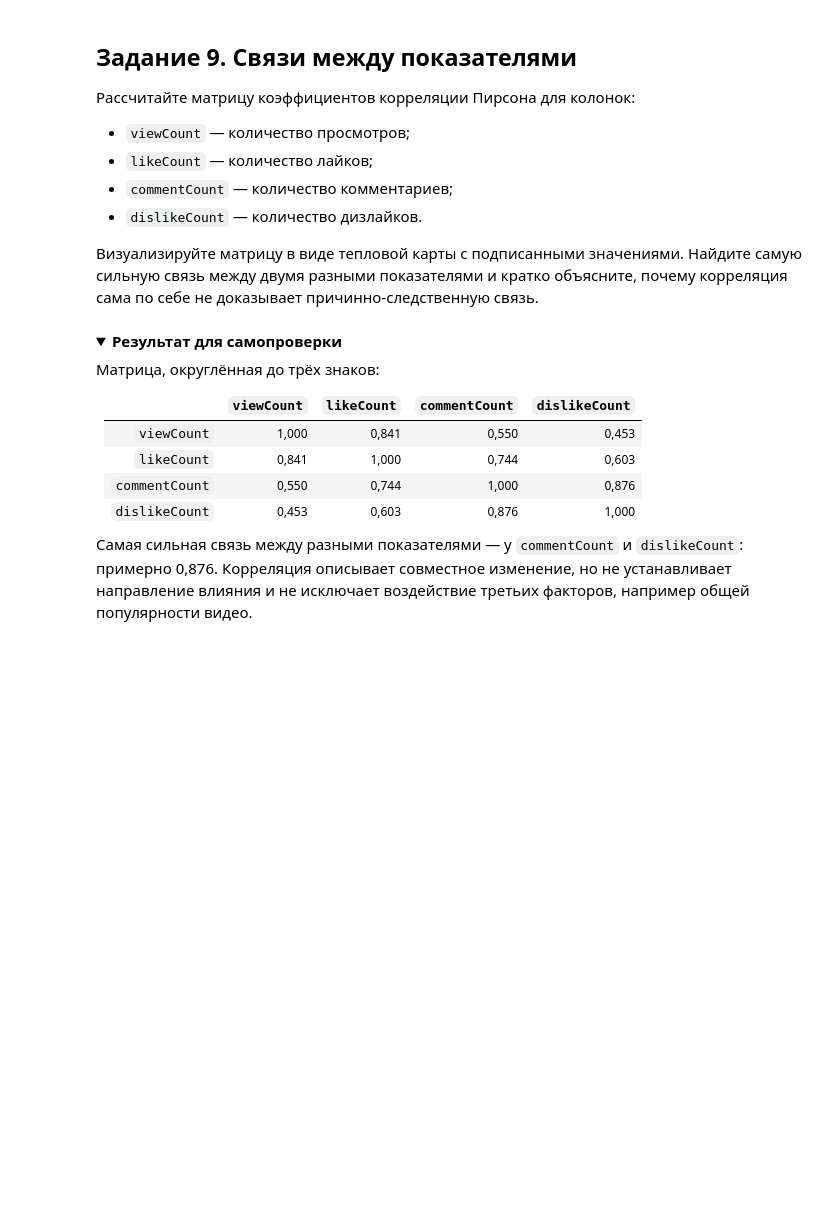
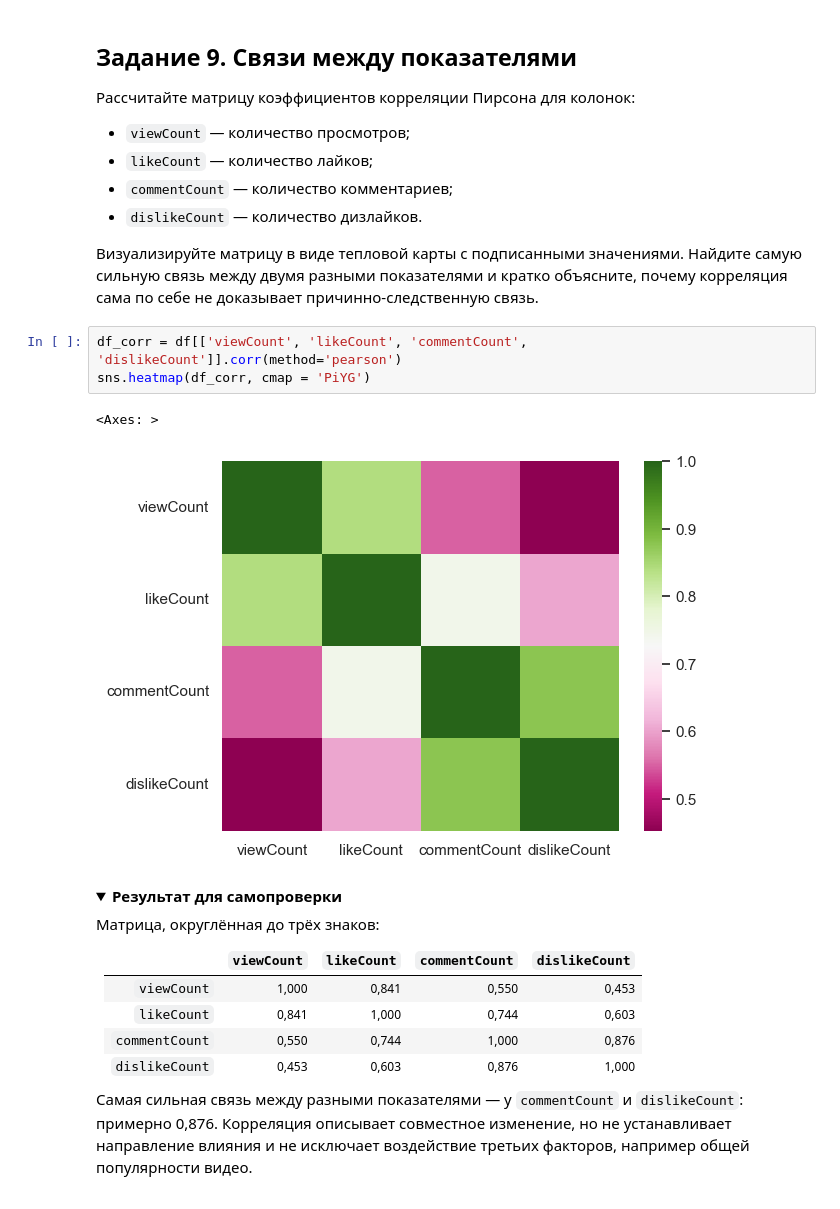
Before and after one commit to tlum1/hw_asya, a Jupyter notebook: matstat/week01_homework.ipynb, the cells around one changed output. Drawn from its saved outputs; the diff is of its cells as text; folded sections open; blank space fills up the shorter version.

```diff
--- a/matstat/week01_homework.ipynb
+++ b/matstat/week01_homework.ipynb
@@ -261,6 +415,12 @@ df.head()
 - `dislikeCount` — количество дизлайков.
 
 Визуализируйте матрицу в виде тепловой карты с подписанными значениями. Найдите самую сильную связь между двумя разными показателями и кратко объясните, почему корреляция сама по себе не доказывает причинно-следственную связь.
+# %%
+df_corr = df[['viewCount', 'likeCount', 'commentCount', 'dislikeCount']].corr(method='pearson')
+sns.heatmap(df_corr, cmap = 'PiYG')
+# %% [output]
+<Axes: >
+[figure, added]
 # %% [markdown]
 <details>
 <summary><strong>Результат для самопроверки</strong></summary>
```
Also changed, not shown: parts of 10 cells of this notebook.
